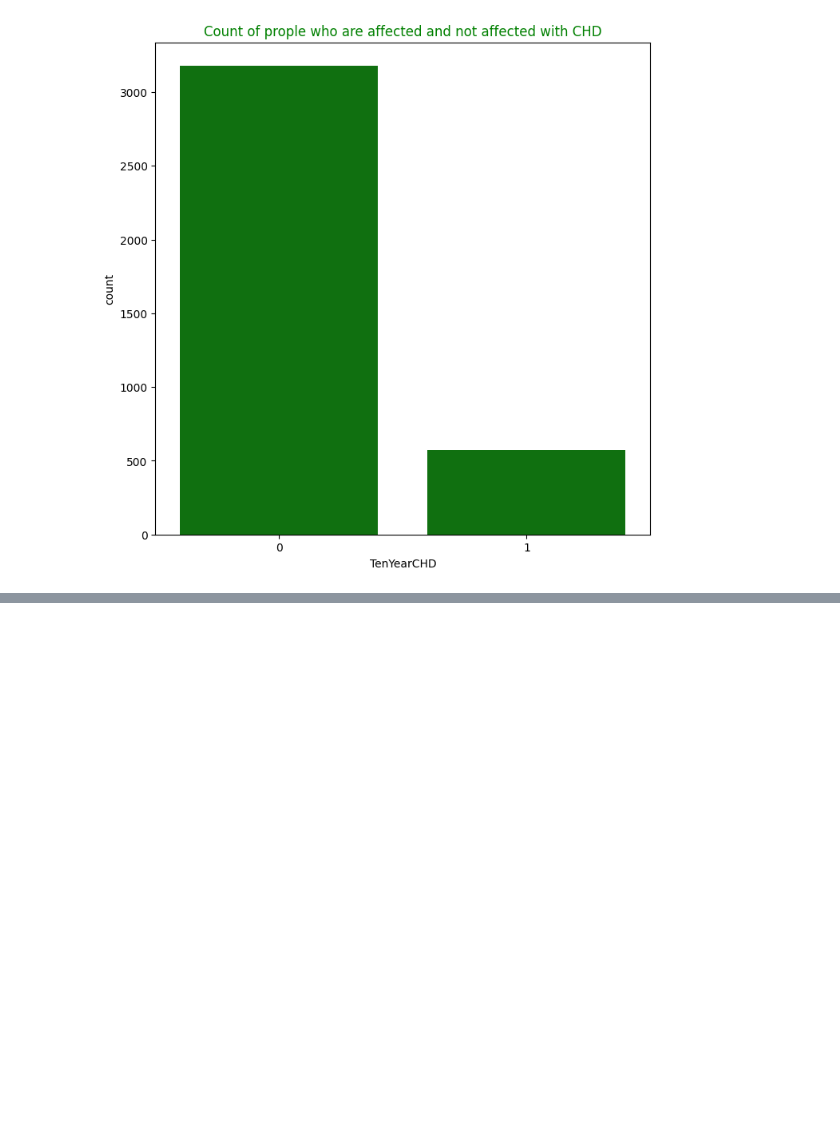
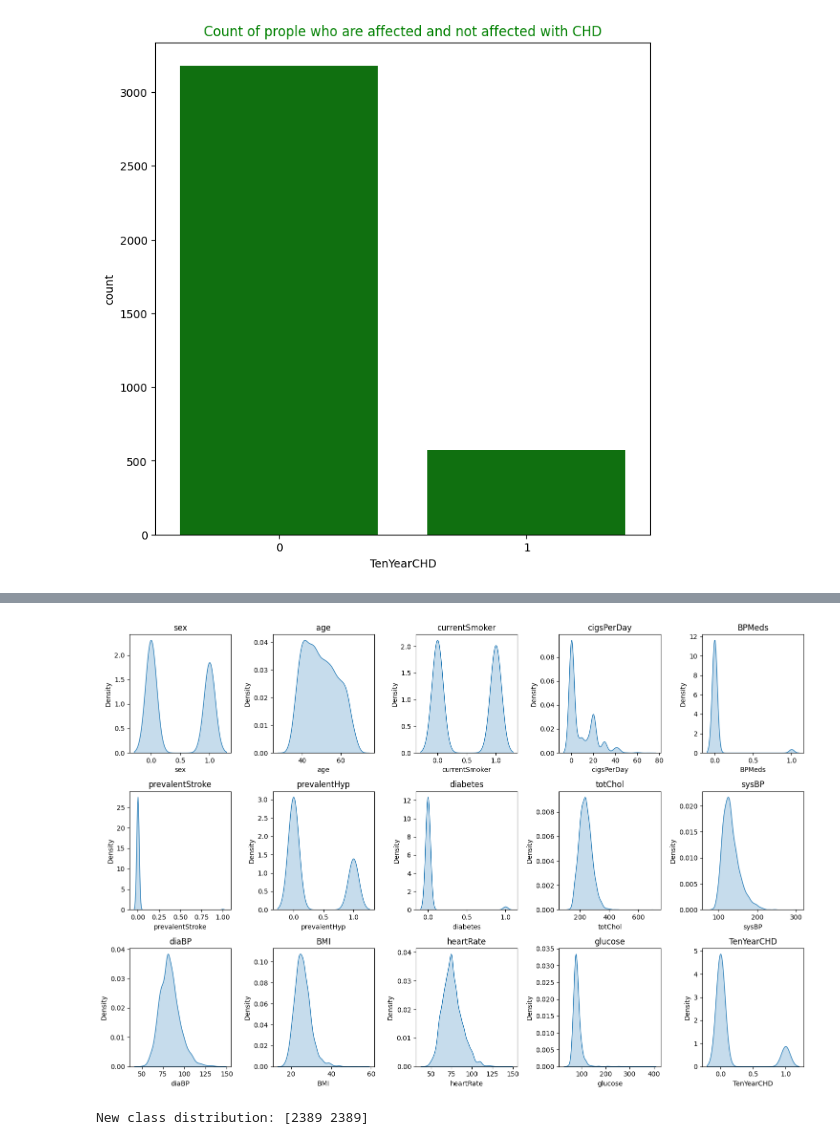
Before and after one commit to rizz045/Heart-Disease-Prediction-Using-Logistic-Regression, a Jupyter notebook: Heart_disease_prediction_using_ANN.ipynb, the cells around one changed output, grey strips where cells are left out. Drawn from its saved outputs; the diff is of its cells as text; code cells hidden in the pictures; blank space fills up the shorter version.

```diff
--- a/Heart_disease_prediction_using_ANN.ipynb
+++ b/Heart_disease_prediction_using_ANN.ipynb
@@ -110,0 +177,12 @@ We can see that majority of people ase not affected with CHD.
+# %%
+# Let's check the data distribution of all the features
+plt.figure(figsize=(15, 10))
+i = 0
+for col in df.columns:
+    plt.subplot(3, 5, i:=i+1)
+    sns.kdeplot(df[col], fill=True, cbar=True)
+    plt.title(col)
+    plt.tight_layout()
+plt.show()
+# %% [output]
+[figure, added]
@@ -110,0 +203,9 @@ We can see that majority of people ase not affected with CHD.
+# %%
+from imblearn.over_sampling import SMOTE
+
+smote = SMOTE(sampling_strategy='minority', random_state=42)
+x_train_smote, y_train_smote = smote.fit_resample(x_train, y_train)
+
+print("New class distribution:", np.bincount(y_train_smote))
+# %% [output]
+New class distribution: [2389 2389]
```
Also changed, not shown: parts of 20 cells of this notebook.
